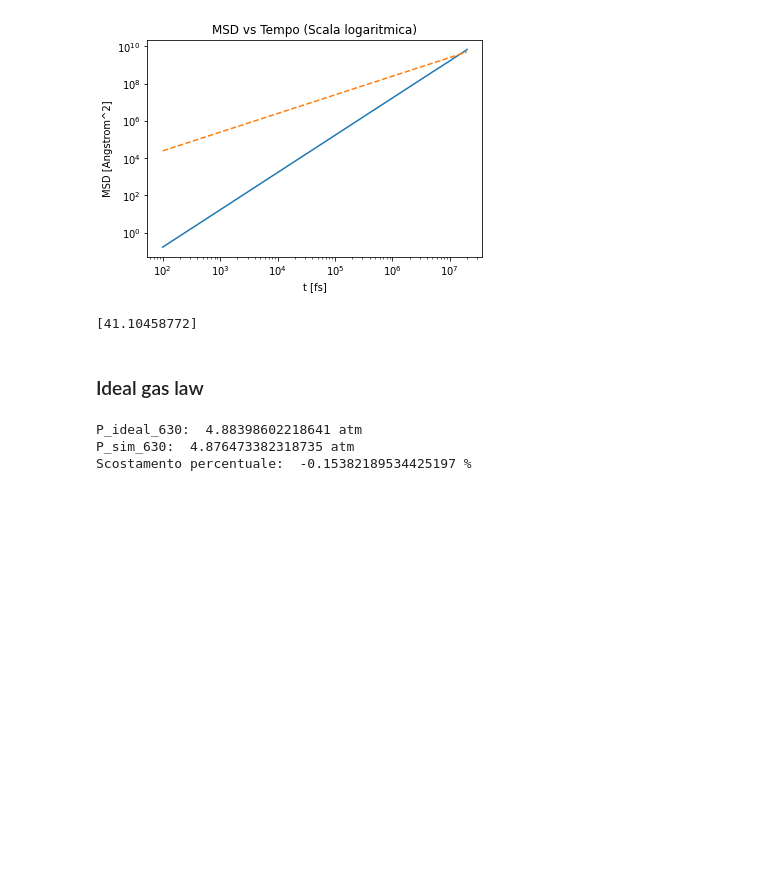
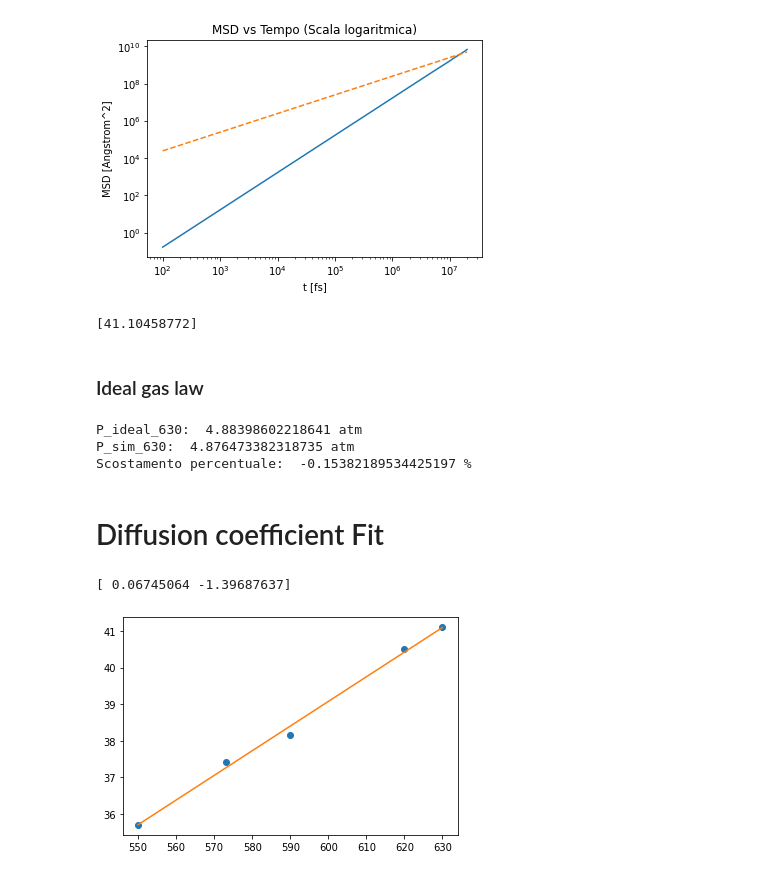
Before and after one commit to pm6022/labnotebooks, a Jupyter notebook: gruppo_7.ipynb, the cells around one changed output. Cells and saved outputs as stored; diff of their text form; code cells hidden in the pictures; blank space fills up the shorter version.

```diff
--- a/gruppo_7.ipynb
+++ b/gruppo_7.ipynb
@@ -606,3 +606,27 @@ print('Scostamento percentuale: ', dP, '%')
 P_ideal_630:  4.88398602218641 atm
 P_sim_630:  4.876473382318735 atm
 Scostamento percentuale:  -0.15382189534425197 %
+# %% [markdown]
+# Diffusion coefficient Fit
+# %%
+# Fit della diffusività contro T
+import matplotlib.pyplot as plt
+import numpy as np
+from scipy.optimize import curve_fit
+
+T = np.array([550, 573, 590, 620, 630])
+D = np.array([35.6954658, 37.41818061, 38.1545605, 40.49906879, 41.10458772])
+
+def func(x,a,b):
+  return a*x + b
+
+parametri,err = curve_fit(func,T,D)
+print(parametri)
+
+plt.plot(T,D,'o')
+T = np.linspace(550,630,10000)
+plt.plot(T,func(T,parametri[0],parametri[1]))
+plt.show()
+# %% [output]
+[ 0.06745064 -1.39687637]
+[figure, added]
```
Also changed, not shown: parts of 8 cells of this notebook.
